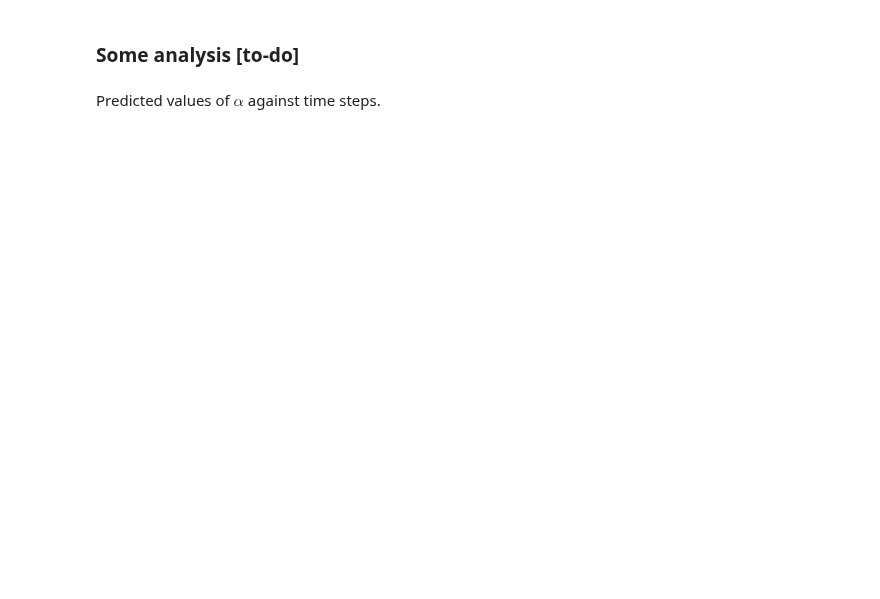
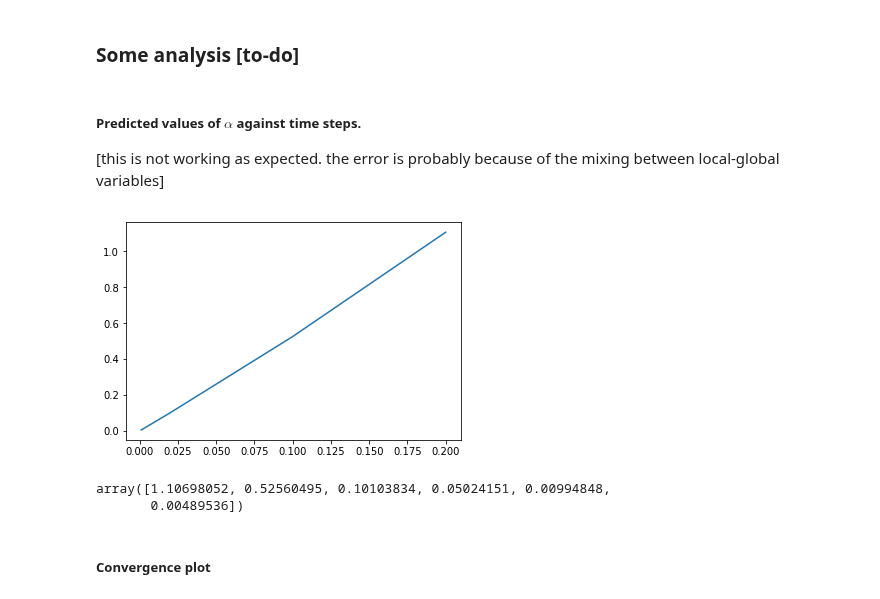
Before and after one commit to ratnania/mlhiphy, a Jupyter notebook: heat_eqn_numerical_gp.ipynb, the cells around one changed output. Drawn from its saved outputs; the diff is of its cells as text; code cells hidden in the pictures; blank space fills up the shorter version.

```diff
--- a/heat_eqn_numerical_gp.ipynb
+++ b/heat_eqn_numerical_gp.ipynb
@@ -148,0 +152,10 @@ minimize(nlml, np.random.rand(2), args=(x, yu, yf, 1e-6), method="Nelder-Mead")
+# %%
+def minimize_restarts(x, y_u, y_f, n = 10):
+    nlml_wp = lambda params: nlml(params, x, y_u, y_f, 1e-6)
+    all_results = []
+    for it in range(0,n):
+        all_results.append(minimize(nlml_wp, np.random.rand(2), method="Nelder-Mead"))
+    filtered_results = [m for m in all_results if 0 == m.status]
+    return min(filtered_results, key = lambda x: x.fun)
+# %%
+a = minimize_restarts(x, yu, yf)
@@ -149,4 +181,27 @@ minimize(nlml, np.random.rand(2), args=(x, yu, yf, 1e-6), method="Nelder-Mead")
 # %% [markdown]
 ### Some analysis [to-do]
-# %% [markdown]
-Predicted values of $\alpha$ against time steps.
+# %% [markdown]
+##### Predicted values of $\alpha$ against time steps.
+
+[this is not working as expected. the error is probably because of the mixing between local-global variables]
+# %%
+tau_val = np.array([0.2, 0.1, 0.02, 0.01, 0.002, 0.001])
+alpha_est = np.zeros(tau_val.size)
+alpha_sim = 1
+# %%
+for i in np.arange(tau_val.size):
+    (loop_x, loop_yu, loop_yf) = get_simulated_data(tau_val[i], alpha_sim)
+    a = minimize_restarts(loop_x, loop_yu, loop_yf)
+    alpha_est[i] = np.exp(a.x[1])
+# %%
+plt.plot(tau_val, alpha_est)
+plt.show()
+# %% [output]
+[figure, added]
+# %%
+alpha_est
+# %% [output]
+array([1.10698052, 0.52560495, 0.10103834, 0.05024151, 0.00994848,
+       0.00489536])
+# %% [markdown]
+##### Convergence plot
```
Also changed, not shown: parts of 14 cells of this notebook.
